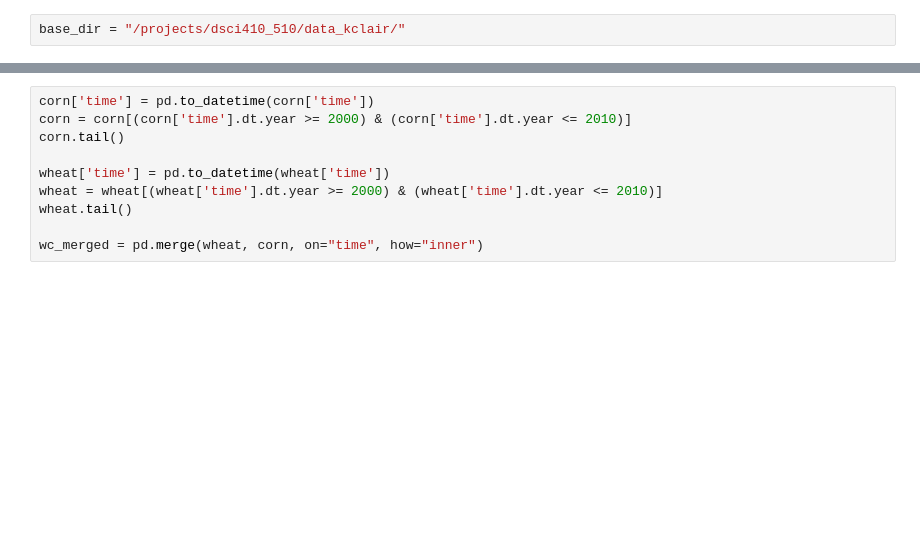
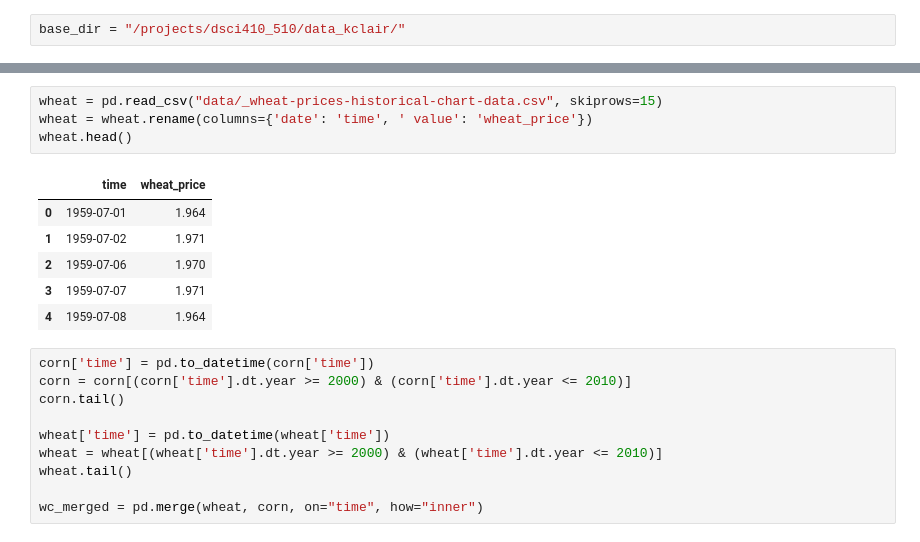
Before and after one commit to kenjic1/Corn-Spot-Price-LSTM, a Jupyter notebook: dataloader.ipynb, the cells around one changed output, grey strips where cells are left out. Drawn from its saved outputs; the diff is of its cells as text; blank space fills up the shorter version.

```diff
--- a/dataloader.ipynb
+++ b/dataloader.ipynb
@@ -23,3 +25,14 @@ wheat.head()
+# %%
+wheat = pd.read_csv("data/_wheat-prices-historical-chart-data.csv", skiprows=15)
+wheat = wheat.rename(columns={'date': 'time', ' value': 'wheat_price'})
+wheat.head()
+# %% [output]
+|  | time | wheat_price |
+| 0 | 1959-07-01 | 1.964 |
+| 1 | 1959-07-02 | 1.971 |
+| 2 | 1959-07-06 | 1.970 |
+| 3 | 1959-07-07 | 1.971 |
+| 4 | 1959-07-08 | 1.964 |
 # %%
 corn['time'] = pd.to_datetime(corn['time'])
 corn = corn[(corn['time'].dt.year >= 2000) & (corn['time'].dt.year <= 2010)]
```
Also changed, not shown: parts of 7 cells of this notebook.
